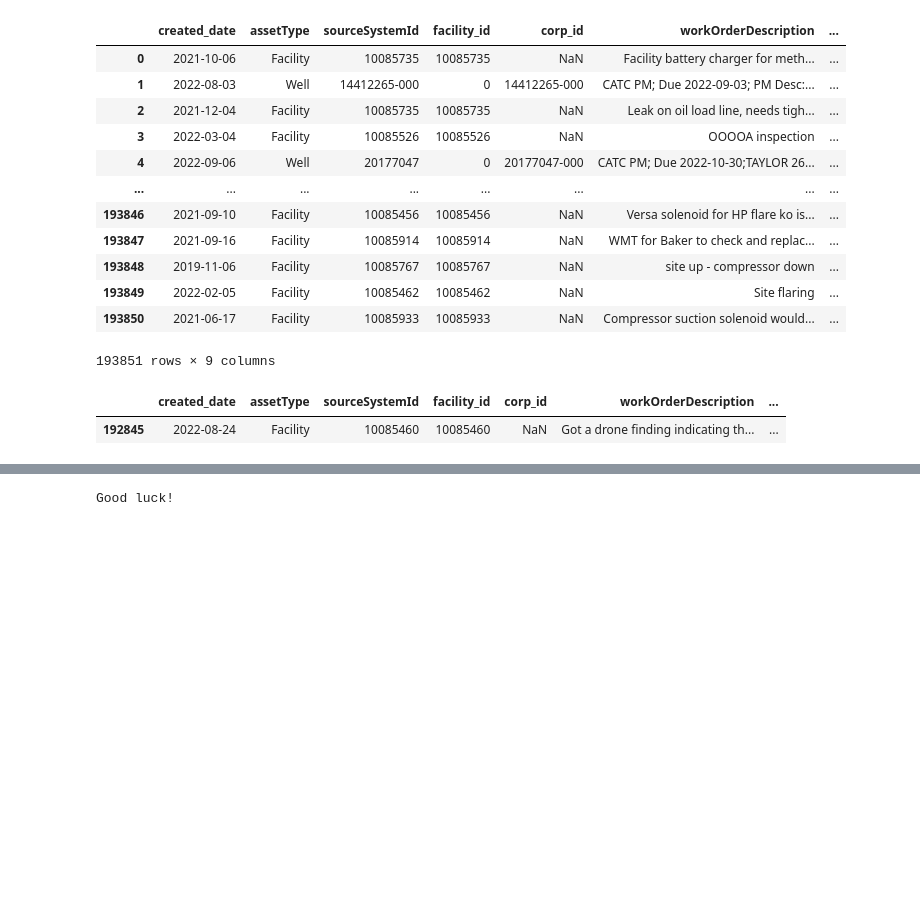
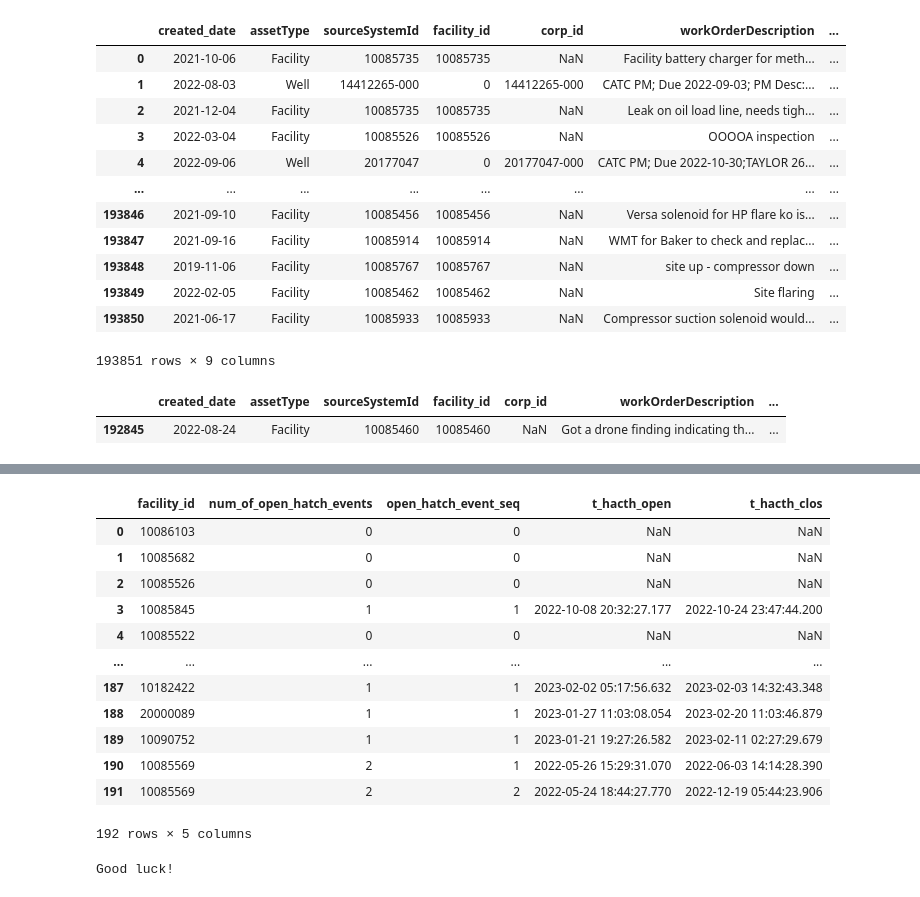
Before and after one commit to drewcornmesser/mines-Innov8x-bpx-challenge-s23, a Jupyter notebook: data_exploring_analysis.ipynb, the cells around one changed output, grey strips where cells are left out. Cells and saved outputs as stored; diff of their text form; code cells hidden in the pictures; blank space fills up the shorter version.

```diff
--- a/data_exploring_analysis.ipynb
+++ b/data_exploring_analysis.ipynb
@@ -166,0 +245,32 @@ df_workorder_460
+# %%
+from models import search_for_open_hatch
+
+search_res = []
+
+for fac_id in df_thp.FACILITY_ID.unique():
+
+    df = df_thp[df_thp.FACILITY_ID == fac_id]
+
+    events = search_for_open_hatch(df, fac_id)
+
+    search_res +=events
+
+search_res = pd.DataFrame(search_res, columns = ['facility_id', 'num_of_open_hatch_events', 'open_hatch_event_seq', 't_hacth_open', 't_hacth_clos'])
+
+search_res.to_csv('results/search_results.csv', index=False)
+
+search_res
+# %% [output]
+|  | facility_id | num_of_open_hatch_events | open_hatch_event_seq | t_hacth_open | t_hacth_clos |
+| 0 | 10086103 | 0 | 0 | NaN | NaN |
+| 1 | 10085682 | 0 | 0 | NaN | NaN |
+| 2 | 10085526 | 0 | 0 | NaN | NaN |
+| 3 | 10085845 | 1 | 1 | 2022-10-08 20:32:27.177 | 2022-10-24 23:47:44.200 |
+| 4 | 10085522 | 0 | 0 | NaN | NaN |
+| ... | ... | ... | ... | ... | ... |
+| 187 | 10182422 | 1 | 1 | 2023-02-02 05:17:56.632 | 2023-02-03 14:32:43.348 |
+| 188 | 20000089 | 1 | 1 | 2023-01-27 11:03:08.054 | 2023-02-20 11:03:46.879 |
+| 189 | 10090752 | 1 | 1 | 2023-01-21 19:27:26.582 | 2023-02-11 02:27:29.679 |
+| 190 | 10085569 | 2 | 1 | 2022-05-26 15:29:31.070 | 2022-06-03 14:14:28.390 |
+| 191 | 10085569 | 2 | 2 | 2022-05-24 18:44:27.770 | 2022-12-19 05:44:23.906 |
+192 rows × 5 columns
```
Also changed, not shown: parts of 10 cells of this notebook, 19 other files.
